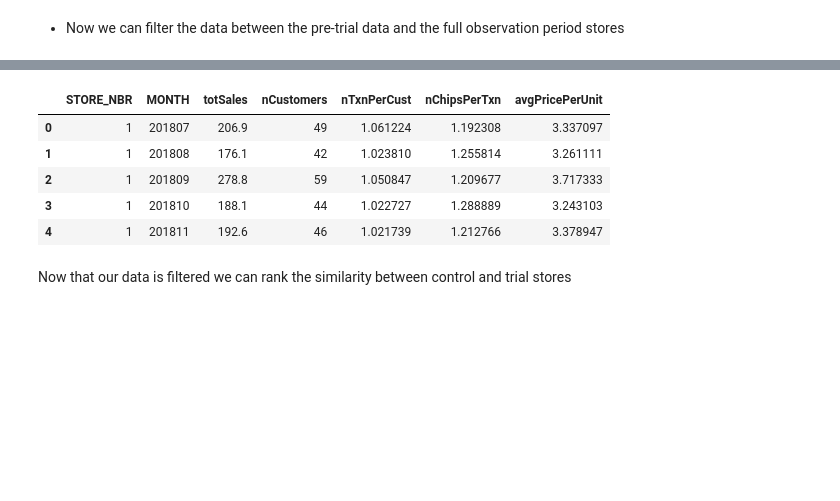
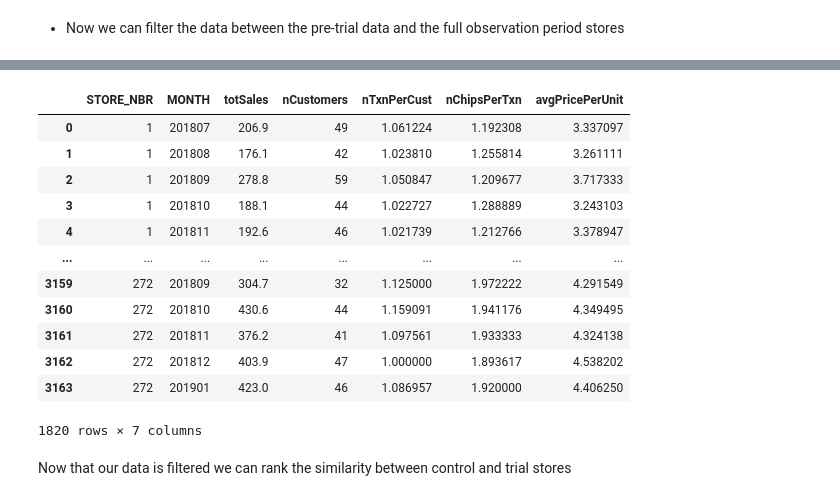
Before and after one commit to jontyj23/Quantium-Virtual-Internship, a Jupyter notebook: task2.ipynb, the cells around one changed output, grey strips where cells are left out. Drawn from its saved outputs; the diff is of its cells as text; code cells hidden in the pictures; blank space fills up the shorter version.

```diff
--- a/task2.ipynb
+++ b/task2.ipynb
@@ -133,16 +141,23 @@ storesWithFullObs.head()
 # %%
 # Pre-trial data
 
 # Filter all stores in the full observation to only have the data before the trial period
-preTrialMeasures = storesWithFullObs[storesWithFullObs['MONTH'] < 201902]
-preTrialMeasures.head()
+preTrialMeasures = measureOverTime[(measureOverTime['MONTH'] < 201902) & (measureOverTime['STORE_NBR'].isin(storesWithFullObs['STORE_NBR']))]
+preTrialMeasures
 # %% [output]
 |  | STORE_NBR | MONTH | totSales | nCustomers | nTxnPerCust | nChipsPerTxn | avgPricePerUnit |
 | 0 | 1 | 201807 | 206.9 | 49 | 1.061224 | 1.192308 | 3.337097 |
 | 1 | 1 | 201808 | 176.1 | 42 | 1.023810 | 1.255814 | 3.261111 |
 | 2 | 1 | 201809 | 278.8 | 59 | 1.050847 | 1.209677 | 3.717333 |
 | 3 | 1 | 201810 | 188.1 | 44 | 1.022727 | 1.288889 | 3.243103 |
 | 4 | 1 | 201811 | 192.6 | 46 | 1.021739 | 1.212766 | 3.378947 |
+| ... | ... | ... | ... | ... | ... | ... | ... |
+| 3159 | 272 | 201809 | 304.7 | 32 | 1.125000 | 1.972222 | 4.291549 |
+| 3160 | 272 | 201810 | 430.6 | 44 | 1.159091 | 1.941176 | 4.349495 |
+| 3161 | 272 | 201811 | 376.2 | 41 | 1.097561 | 1.933333 | 4.324138 |
+| 3162 | 272 | 201812 | 403.9 | 47 | 1.000000 | 1.893617 | 4.538202 |
+| 3163 | 272 | 201901 | 423.0 | 46 | 1.086957 | 1.920000 | 4.406250 |
+1820 rows × 7 columns
 # %% [markdown]
 Now that our data is filtered we can rank the similarity between control and trial stores
 # %% [markdown]
```
Also changed, not shown: parts of 26 cells of this notebook.
